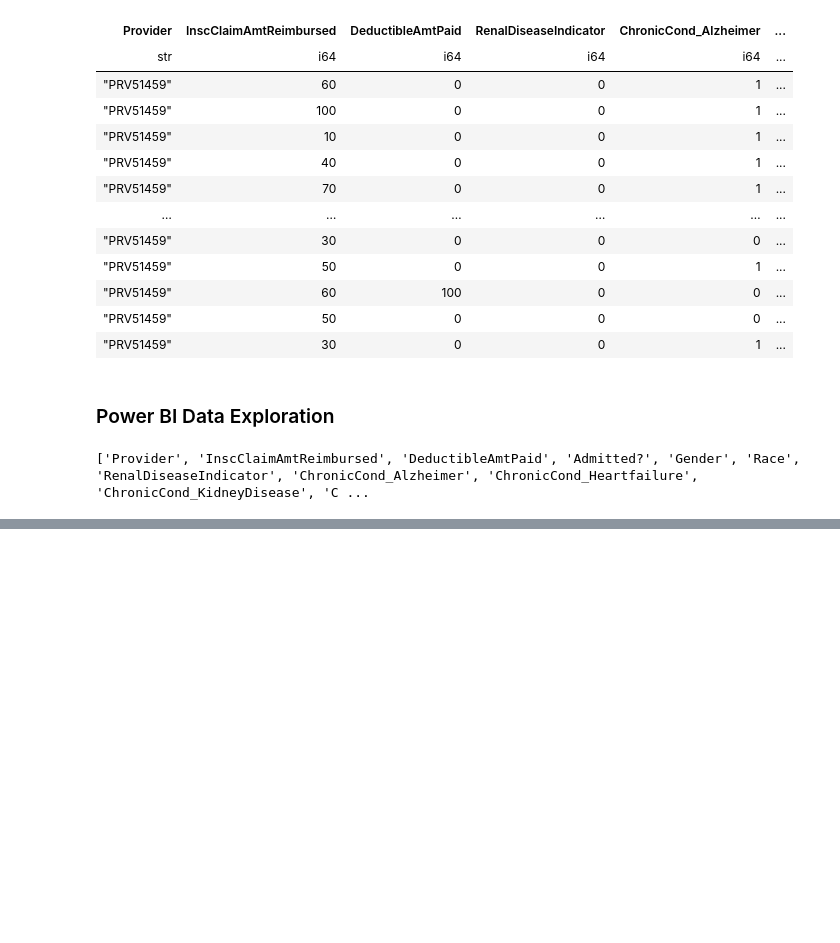
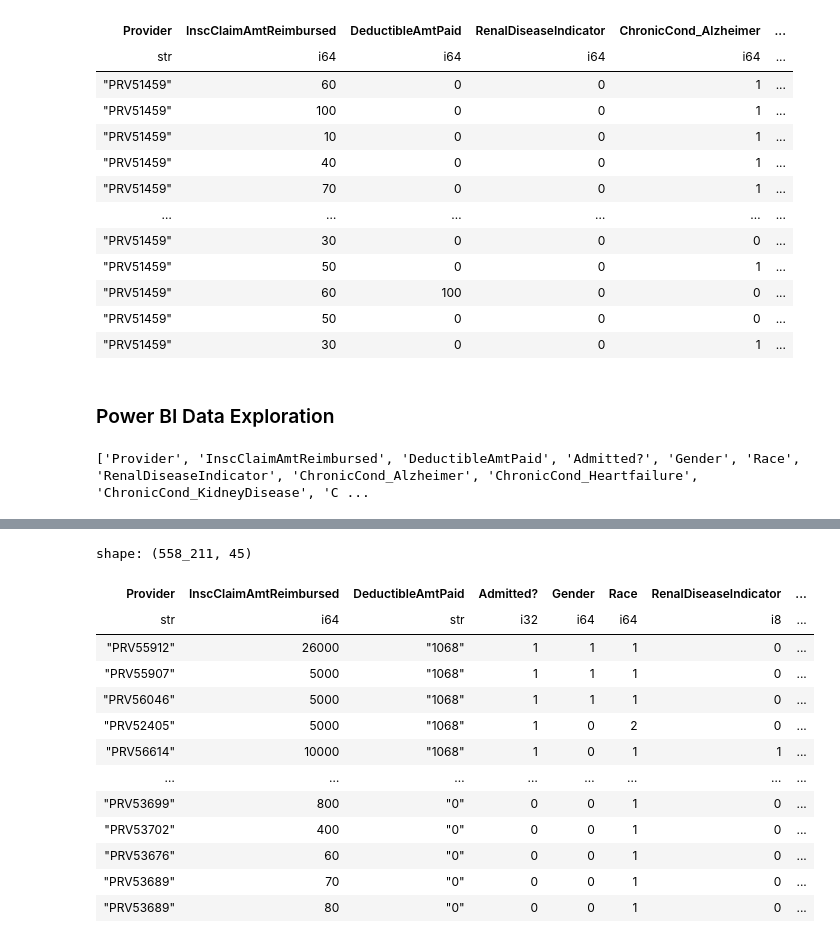
Before and after one commit to bharath03-a/INFO531FinalProject, a Jupyter notebook: notebooks/02_Merged_Data_Exploration.ipynb, the cells around one changed output, grey strips where cells are left out. Drawn from its saved outputs; the diff is of its cells as text; code cells hidden in the pictures; blank space fills up the shorter version.

```diff
--- a/notebooks/02_Merged_Data_Exploration.ipynb
+++ b/notebooks/02_Merged_Data_Exploration.ipynb
@@ -885,0 +948,17 @@ cleaned_df.write_csv("../data/powerbi_insurance_data.csv")
+# %%
+cleaned_df
+# %% [output]
+shape: (558_211, 45)
+| Provider | InscClaimAmtReimbursed | DeductibleAmtPaid | Admitted? | Gender | Race | RenalDiseaseIndicator | ... |
+| str | i64 | str | i32 | i64 | i64 | i8 | ... |
+| "PRV55912" | 26000 | "1068" | 1 | 1 | 1 | 0 | ... |
+| "PRV55907" | 5000 | "1068" | 1 | 1 | 1 | 0 | ... |
+| "PRV56046" | 5000 | "1068" | 1 | 1 | 1 | 0 | ... |
+| "PRV52405" | 5000 | "1068" | 1 | 0 | 2 | 0 | ... |
+| "PRV56614" | 10000 | "1068" | 1 | 0 | 1 | 1 | ... |
+| … | … | … | … | … | … | … | ... |
+| "PRV53699" | 800 | "0" | 0 | 0 | 1 | 0 | ... |
+| "PRV53702" | 400 | "0" | 0 | 0 | 1 | 0 | ... |
+| "PRV53676" | 60 | "0" | 0 | 0 | 1 | 0 | ... |
+| "PRV53689" | 70 | "0" | 0 | 0 | 1 | 0 | ... |
+| "PRV53689" | 80 | "0" | 0 | 0 | 1 | 0 | ... |
```
Also changed, not shown: parts of 5 cells of this notebook, 6 other files.
